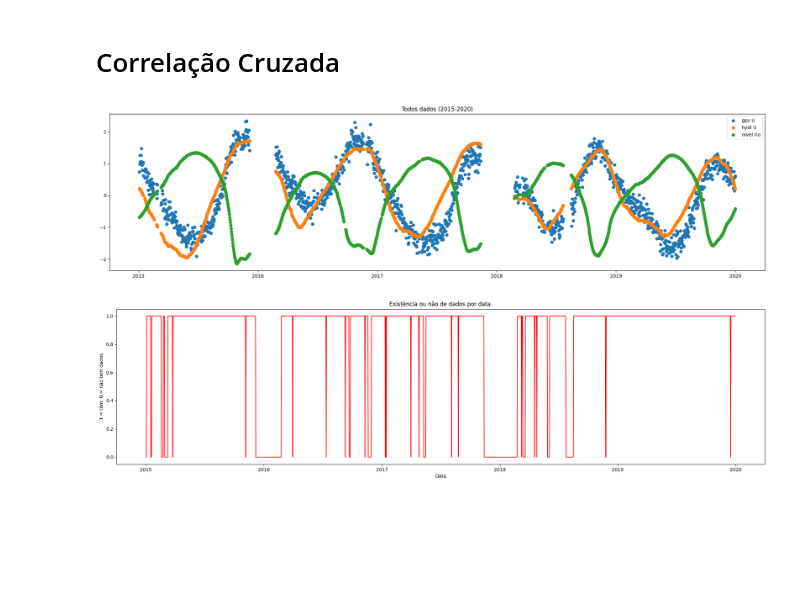
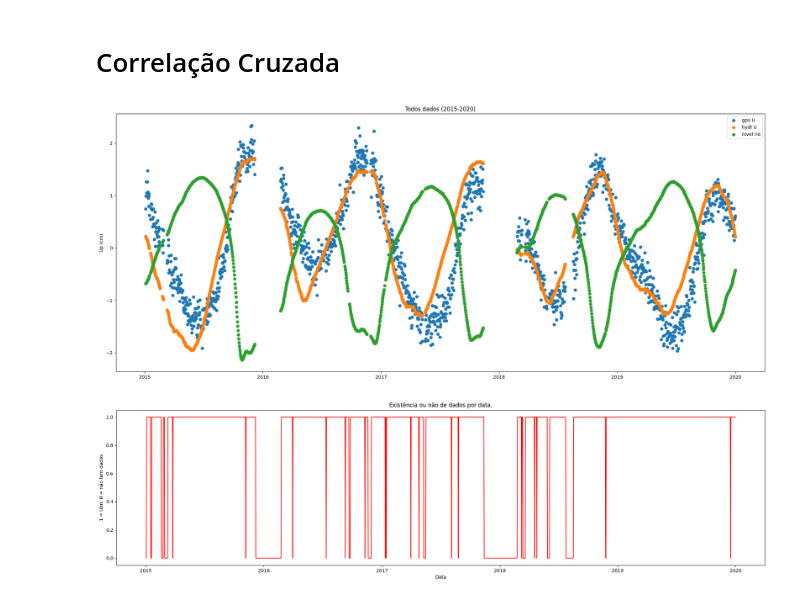
Before and after one commit to Gabxist/I.C., a Jupyter notebook: Análise_de_dados.ipynb, the cells around one changed output. Cells and saved outputs as stored; diff of their text form; code cells hidden in the pictures; blank space fills up the shorter version.

```diff
--- a/Análise_de_dados.ipynb
+++ b/Análise_de_dados.ipynb
@@ -255,9 +258,9 @@ plt.show()
 #observa-se que há quebra nos dados, por isso será necessário alterar a quantidade de anos a serem analisados
 #Deixando apenas os ultimos 6 anos:
 remover = rio_amz[(rio_amz['DECIMAL DATE']<2014)|(rio_amz['DECIMAL DATE']>2020)]
-rio_amz = rio_amz.drop(remover.index)
+rio_amz_o = rio_amz.drop(remover.index)
 #plotando os dados da serie temporal:
-plt.plot(rio_amz['DECIMAL DATE'],rio_amz['U'])
+plt.plot(rio_amz_o['DECIMAL DATE'],rio_amz_o['U'])
 plt.xlabel('Ano')
 plt.ylabel('Dados de Nível adotado Rio Amazonas')
 plt.title('Série temporal dados Rio Amazonas após alterações:')
@@ -356,16 +368,16 @@ juntos['U gps'] = (juntos['U gps']-juntos['U gps'].mean() )/juntos['U gps'].std(
 juntos['U hydl'] = (juntos['U hydl']-juntos['U hydl'].mean())/juntos['U hydl'].std()
 juntos['U'] = (juntos['U']-juntos['U'].mean())/juntos['U'].std()
 # %%
-plt.figure(figsize = (25,6))
+plt.figure(figsize = (25,10))
 plt.scatter(juntos['DECIMAL DATE'],juntos['U gps'], label= 'gps U')
 plt.scatter(juntos['DECIMAL DATE'],juntos['U hydl'], label = 'hydl U')
 plt.scatter(juntos['DECIMAL DATE'],juntos['U'],label =  'nivel rio' )
-
+plt.ylabel("Up (cm)")
 plt.title('Todos dados (2015-2020)')
 plt.legend()
 plt.show()
 # %% [output]
-[figure, old version]
+[figure, new version]
 # %%
 # Criar o dataframe com todas as datas dentro do intervalo dos dados observados
 lista_datas = date_range(start='2015-01-01 12:00', end='2019-12-31 12:00', freq='1d')
```
Also changed, not shown: parts of 16 cells of this notebook.
